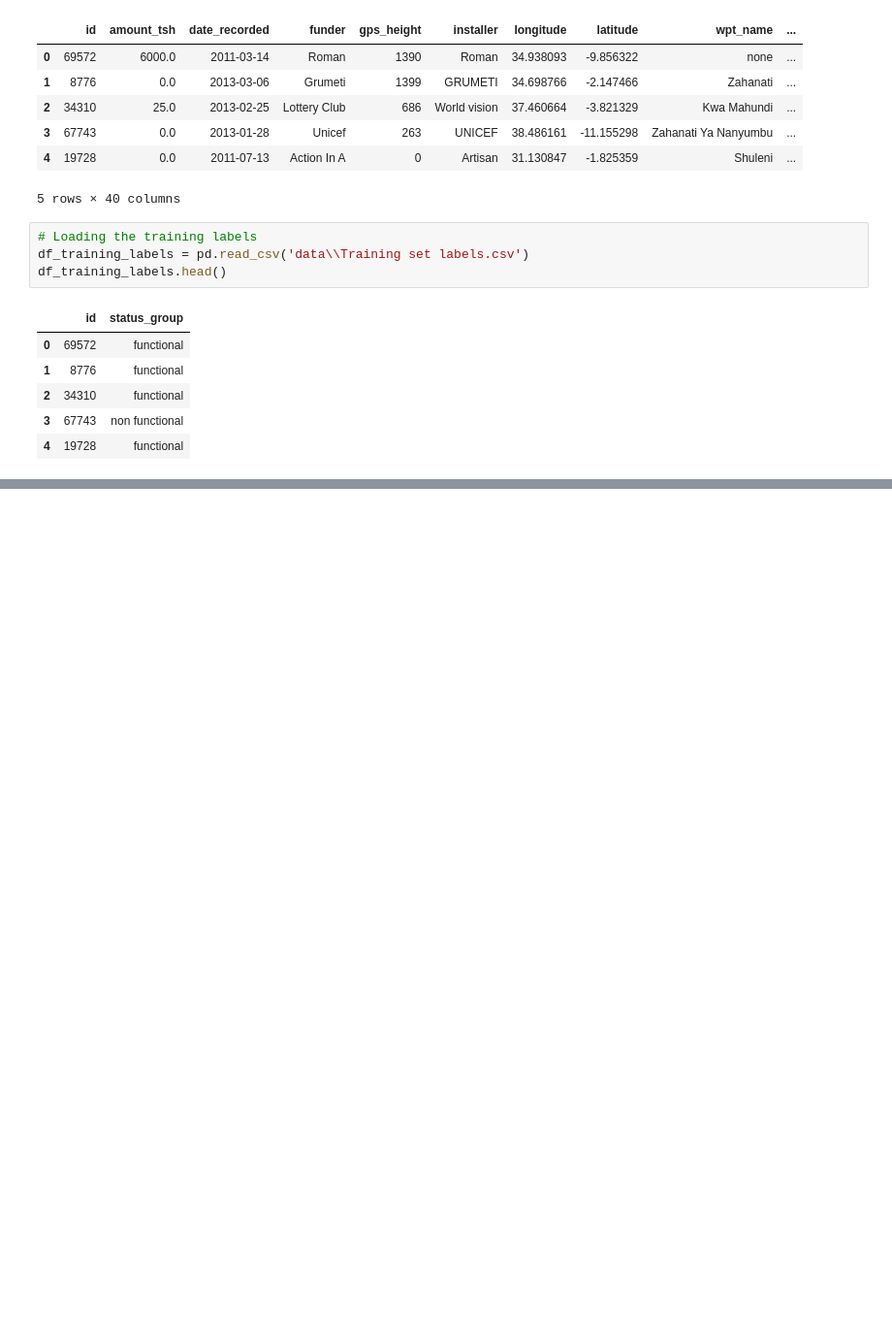
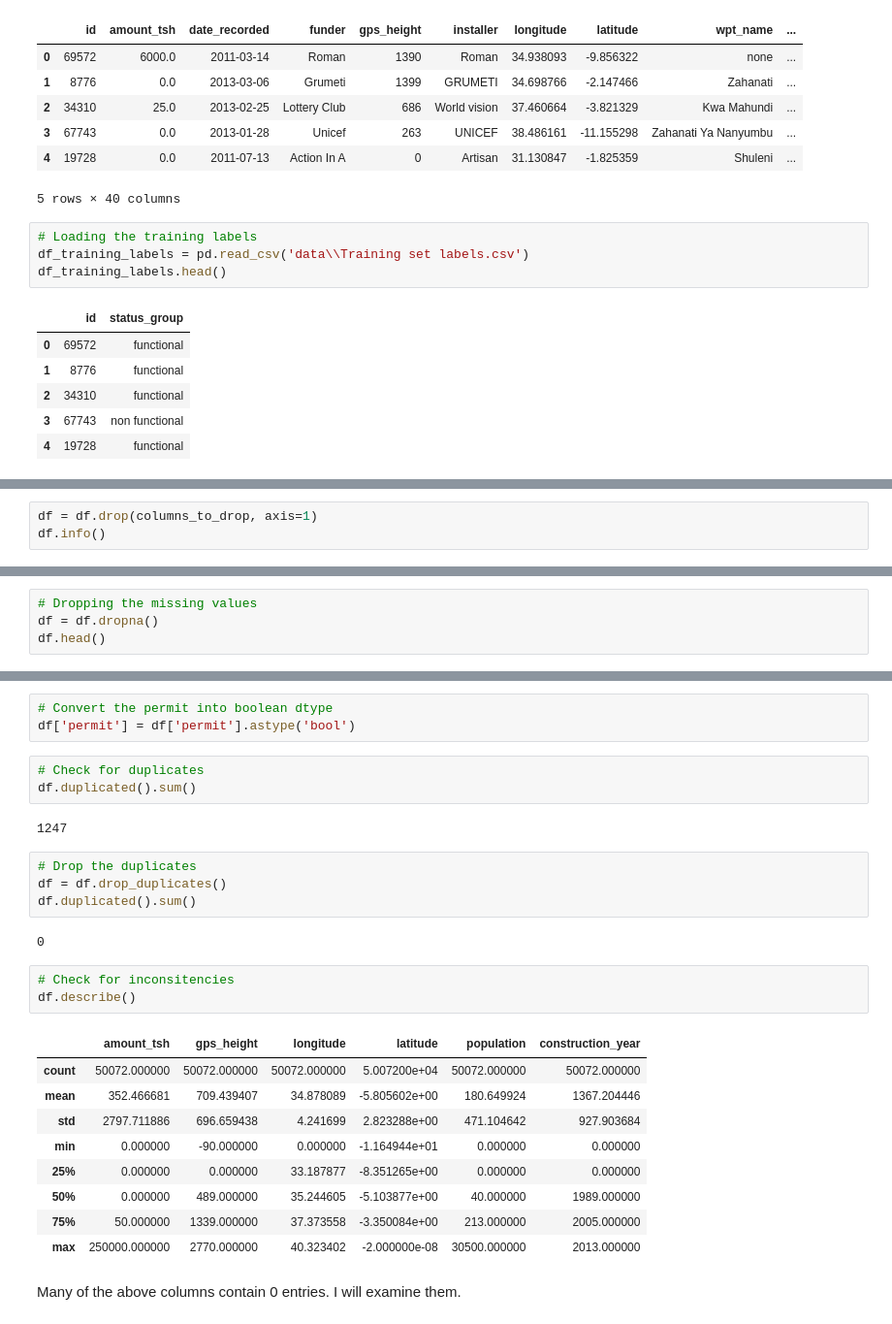
Before and after one commit to Paulwaweru/Phase-3-Project---Tanzania-Water-Wells, a Jupyter notebook: student.ipynb, the cells around one changed output, grey strips where cells are left out. Shown at 97% size. Cells and saved outputs as stored; diff of their text form; blank space fills up the shorter version.

```diff
--- a/student.ipynb
+++ b/student.ipynb
@@ -65,0 +480,3 @@ df.head()
+# %%
+df = df.drop(columns_to_drop, axis=1)
+df.info()
@@ -65,0 +524,4 @@ df.head()
+# %%
+# Dropping the missing values
+df = df.dropna()
+df.head()
@@ -65,0 +556,29 @@ df.head()
+# %%
+# Convert the permit into boolean dtype
+df['permit'] = df['permit'].astype('bool')
+# %%
+# Check for duplicates
+df.duplicated().sum()
+# %% [output]
+1247
+# %%
+# Drop the duplicates
+df = df.drop_duplicates()
+df.duplicated().sum()
+# %% [output]
+0
+# %%
+# Check for inconsitencies
+df.describe()
+# %% [output]
+|  | amount_tsh | gps_height | longitude | latitude | population | construction_year |
+| count | 50072.000000 | 50072.000000 | 50072.000000 | 5.007200e+04 | 50072.000000 | 50072.000000 |
+| mean | 352.466681 | 709.439407 | 34.878089 | -5.805602e+00 | 180.649924 | 1367.204446 |
+| std | 2797.711886 | 696.659438 | 4.241699 | 2.823288e+00 | 471.104642 | 927.903684 |
+| min | 0.000000 | -90.000000 | 0.000000 | -1.164944e+01 | 0.000000 | 0.000000 |
+| 25% | 0.000000 | 0.000000 | 33.187877 | -8.351265e+00 | 0.000000 | 0.000000 |
+| 50% | 0.000000 | 489.000000 | 35.244605 | -5.103877e+00 | 40.000000 | 1989.000000 |
+| 75% | 50.000000 | 1339.000000 | 37.373558 | -3.350084e+00 | 213.000000 | 2005.000000 |
+| max | 250000.000000 | 2770.000000 | 40.323402 | -2.000000e-08 | 30500.000000 | 2013.000000 |
+# %% [markdown]
+Many of the above columns contain 0 entries. I will examine them.
```
Also changed, not shown: parts of 69 cells of this notebook.
